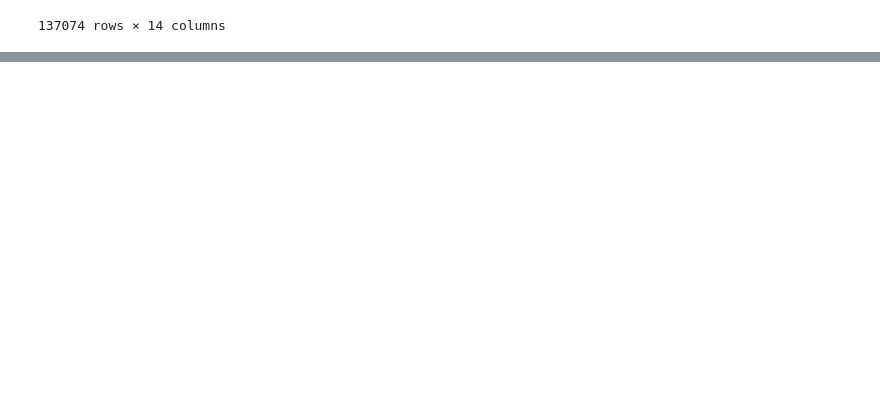
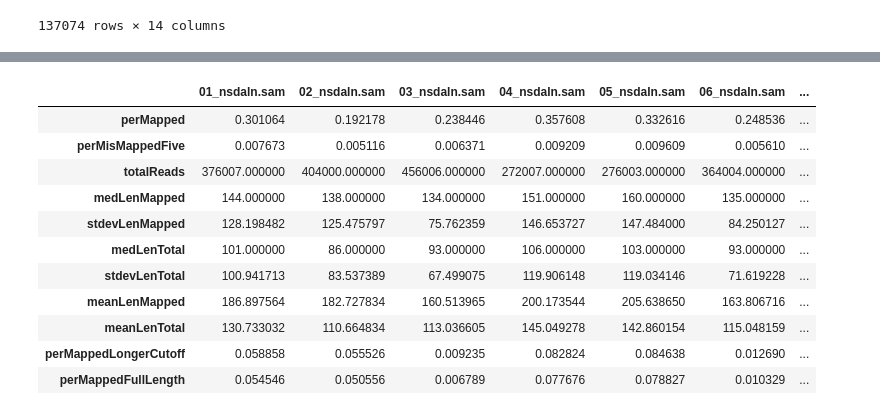
Before and after one commit to TimNicholsonShaw/BG_GS_Nanopore_Analysis, a Jupyter notebook: notebook.ipynb, the cells around one changed output, grey strips where cells are left out. Saved outputs shown, nothing was run; the diff lists cells and outputs as text; code cells hidden in the pictures; blank space fills up the shorter version.

```diff
--- a/notebook.ipynb
+++ b/notebook.ipynb
@@ -122,0 +175,17 @@ df = exportForRAnalysis(["../nsd_alns/01_nsdaln.sam", "../nsd_alns/02_nsdaln.sam
+# %%
+test = glob("../TLS129_nsd_alns/*.sam")
+
+analysis.summarizeSAMFiles(test)
+# %% [output]
+|  | 01_nsdaln.sam | 02_nsdaln.sam | 03_nsdaln.sam | 04_nsdaln.sam | 05_nsdaln.sam | 06_nsdaln.sam | ... |
+| perMapped | 0.301064 | 0.192178 | 0.238446 | 0.357608 | 0.332616 | 0.248536 | ... |
+| perMisMappedFive | 0.007673 | 0.005116 | 0.006371 | 0.009209 | 0.009609 | 0.005610 | ... |
+| totalReads | 376007.000000 | 404000.000000 | 456006.000000 | 272007.000000 | 276003.000000 | 364004.000000 | ... |
+| medLenMapped | 144.000000 | 138.000000 | 134.000000 | 151.000000 | 160.000000 | 135.000000 | ... |
+| stdevLenMapped | 128.198482 | 125.475797 | 75.762359 | 146.653727 | 147.484000 | 84.250127 | ... |
+| medLenTotal | 101.000000 | 86.000000 | 93.000000 | 106.000000 | 103.000000 | 93.000000 | ... |
+| stdevLenTotal | 100.941713 | 83.537389 | 67.499075 | 119.906148 | 119.034146 | 71.619228 | ... |
+| meanLenMapped | 186.897564 | 182.727834 | 160.513965 | 200.173544 | 205.638650 | 163.806716 | ... |
+| meanLenTotal | 130.733032 | 110.664834 | 113.036605 | 145.049278 | 142.860154 | 115.048159 | ... |
+| perMappedLongerCutoff | 0.058858 | 0.055526 | 0.009235 | 0.082824 | 0.084638 | 0.012690 | ... |
+| perMappedFullLength | 0.054546 | 0.050556 | 0.006789 | 0.077676 | 0.078827 | 0.010329 | ... |
```
Also changed, not shown: parts of 2 cells of this notebook, 3 other files.
